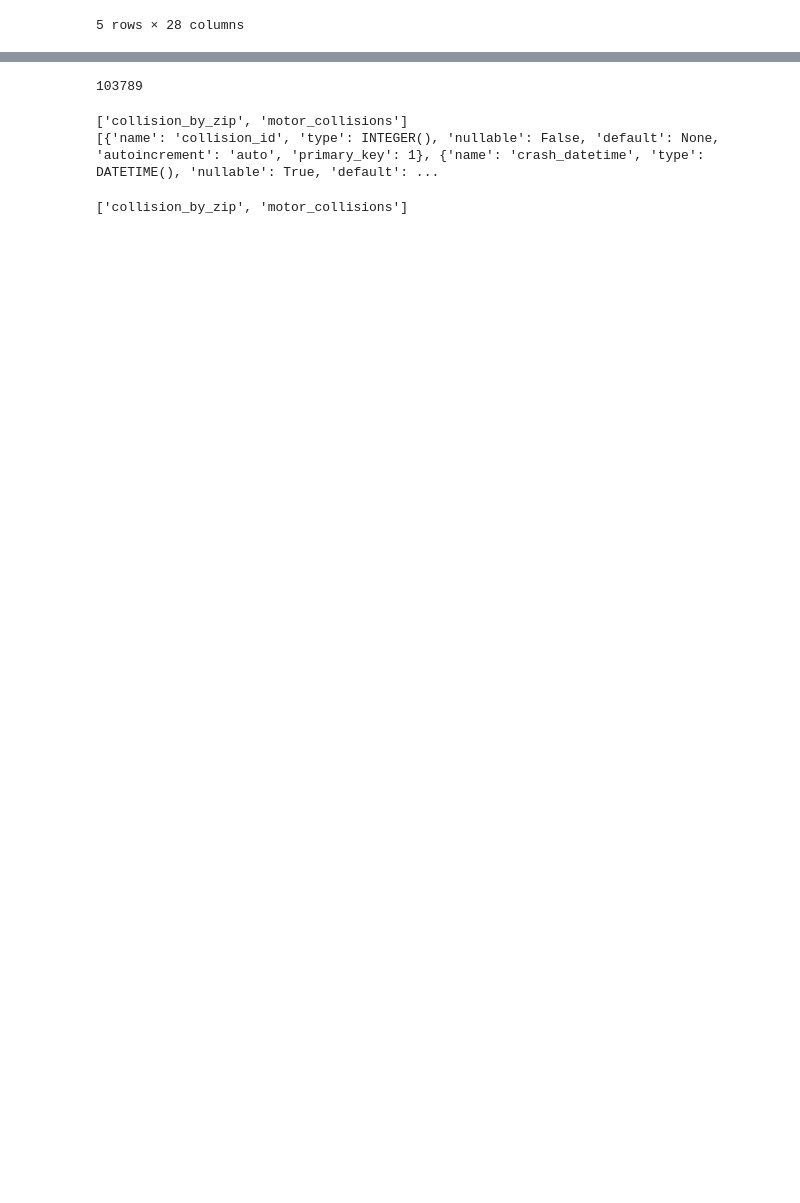
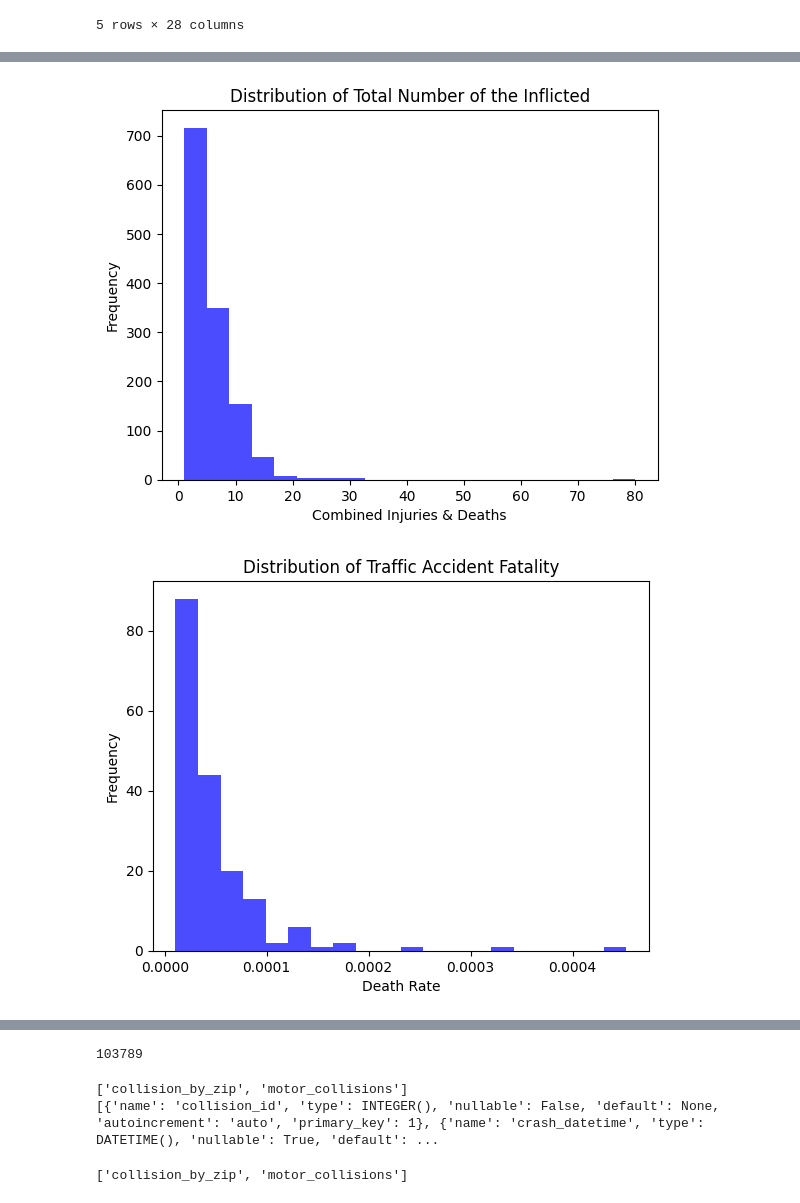
Before and after one commit to ReiannaLiu/MotorVehicleCollision, a Jupyter notebook: data_cleaning_process/loading_data.ipynb, the cells around one changed output, grey strips where cells are left out. Saved outputs shown, nothing was run; the diff lists cells and outputs as text; code cells hidden in the pictures; blank space fills up the shorter version.

```diff
--- a/data_cleaning_process/loading_data.ipynb
+++ b/data_cleaning_process/loading_data.ipynb
@@ -179,0 +208,4 @@ df.head()
+# %%
+# combine the contributing factors into one attribute:
+df["contributing_factor"] = df["contributing_factor_vehicle_1"]
+df.drop(["contributing_factor_vehicle_1","contributing_factor_vehicle_2"],axis = 1,inplace= True)
@@ -180,7 +225,11 @@ df.head()
 # %%
+import numpy as np
+
 df["number_of_deaths"] = df["number_of_cyclist_killed"] + df["number_of_motorist_killed"] + df["number_of_pedestrians_killed"] + df["number_of_persons_killed"]
 df["number_of_injuries"] = df["number_of_cyclist_injured"] + df["number_of_motorist_injured"] + df["number_of_pedestrians_injured"] + df["number_of_persons_injured"]
-
+df["death_rate"] = np.where(df["Population"] != 0, df["number_of_deaths"] / df["Population"], np.nan)
+df["injuries_rate"] = np.where(df["Population"] != 0, df["number_of_injuries"] / df["Population"], np.nan)
+# classify the severity of accidents based on number of deaths and injuries
 def classify_severity(deaths,injuries):
     if deaths > 0:
         return 'Fatal'
@@ -214,0 +258,5 @@ plt.show()
+# %%
+# create a result table that records every count of injuries & deaths combination
+injuries_deaths_df = df.groupby(["number_of_injuries", "number_of_deaths","death_rate","injuries_rate"]).size().reset_index(name='count')
+injuries_deaths_df["total_involved"] = injuries_deaths_df["number_of_deaths"] + injuries_deaths_df["number_of_injuries"]
+injuries_deaths_df
@@ -214,0 +293,27 @@ plt.show()
+# %%
+import pandas as pd
+import matplotlib.pyplot as plt
+
+# Create a histogram to visualize the distribution of the injuries and deaths combo that are greater than 0
+plt.hist(injuries_deaths_df['total_involved'][injuries_deaths_df['total_involved']>0], bins=20, color='blue', alpha=0.7)
+plt.title('Distribution of Total Number of the Inflicted')
+plt.xlabel('Combined Injuries & Deaths')
+plt.ylabel('Frequency')
+plt.show()
+
+# Create a histogram to visualize the distribution of the death_rate of the cases with injuries rate greater than 0
+plt.hist(injuries_deaths_df['death_rate'][injuries_deaths_df['death_rate']>0], bins=20, color='blue', alpha=0.7)
+plt.title('Distribution of Traffic Accident Fatality')
+plt.xlabel('Death Rate')
+plt.ylabel('Frequency')
+plt.show()
+
+# Create a histogram to visualize the distribution of the injuries_rate of the cases with injuries rate greater than 0
+plt.hist(injuries_deaths_df['injuries_rate'][injuries_deaths_df['injuries_rate']>0], bins=20, color='blue', alpha=0.7)
+plt.title('Distribution of Traffic Accident Injuries')
+plt.xlabel('Injuries Rate')
+plt.ylabel('Frequency')
+plt.show()
+# %% [output]
+[figure, added]
+[figure, added]
```
Also changed, not shown: parts of 26 cells of this notebook, 1 other file.
